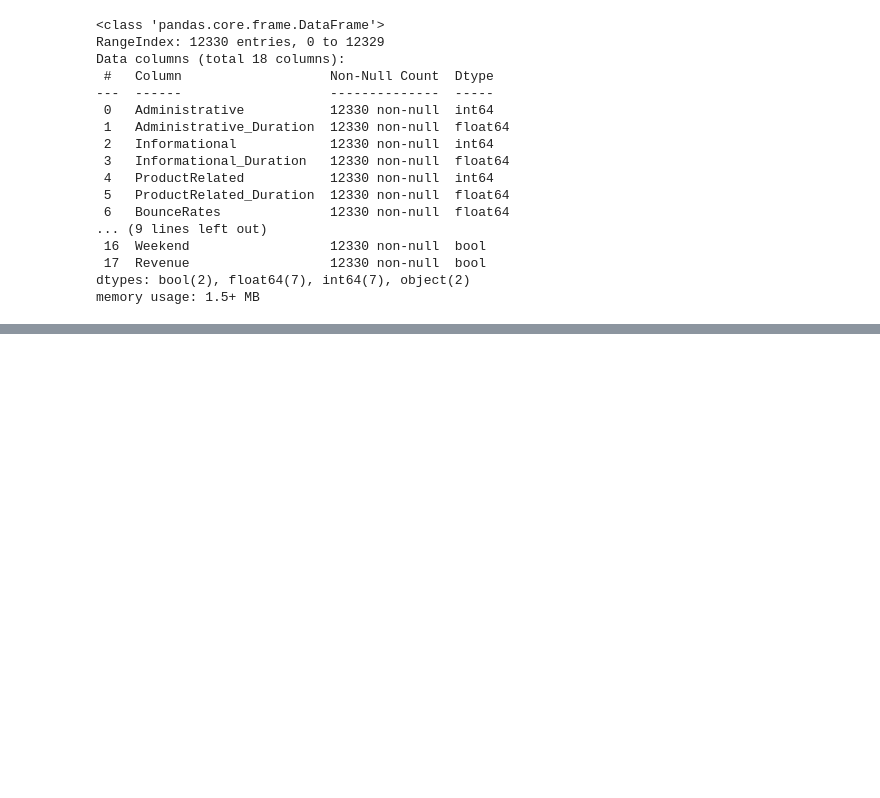
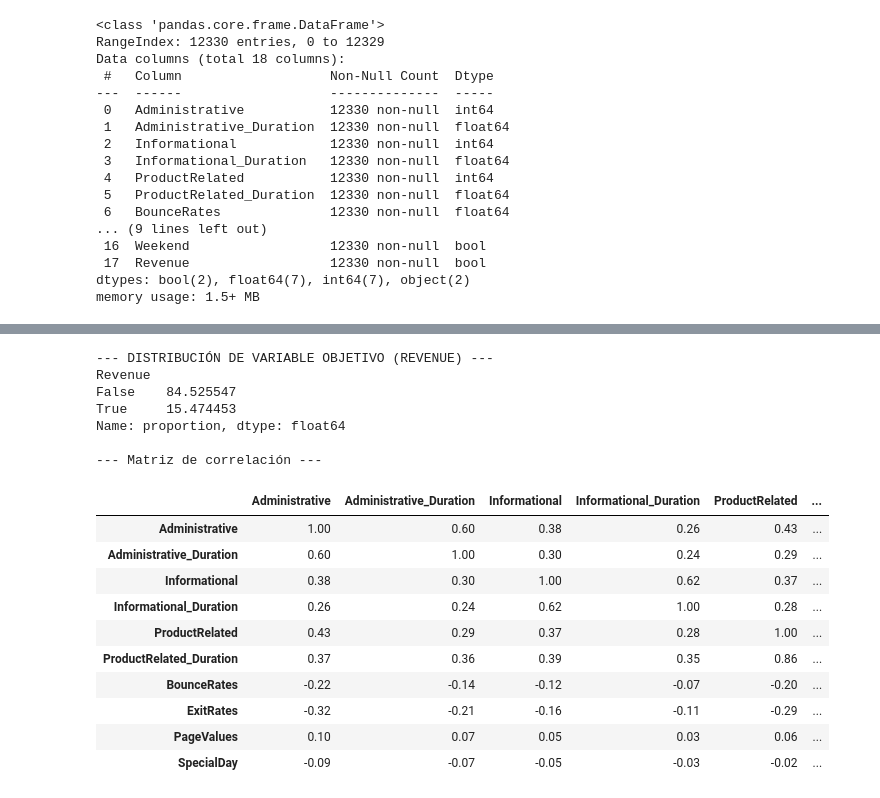
Before and after one commit to Franku03/ml-shopping-indicator, a Jupyter notebook: proyecto-shopping-indicator.ipynb, the cells around one changed output, grey strips where cells are left out. Cells and saved outputs as stored; diff of their text form; code cells hidden in the pictures; blank space fills up the shorter version.

```diff
--- a/proyecto-shopping-indicator.ipynb
+++ b/proyecto-shopping-indicator.ipynb
@@ -118,0 +291,36 @@ memory usage: 1.5+ MB
+# %%
+# ANÁLISIS DE VARIABLES
+
+#Distribución de revenue
+print("\n--- DISTRIBUCIÓN DE VARIABLE OBJETIVO (REVENUE) ---")
+target_distribution = shop_df['Revenue'].value_counts(normalize=True) * 100
+print(target_distribution)
+
+
+# Matriz de correlación
+print("\n--- Matriz de correlación ---")
+# Solo seleccionamos las numéricas reales
+numeric_cols = shop_df.select_dtypes(include=['int64', 'float64']).columns
+correlation_matrix = shop_df[numeric_cols].corr()
+
+# Mapa de calor
+display(correlation_matrix.style.background_gradient(cmap='coolwarm', axis=None).format("{:.2f}"))
+# %% [output]
+--- DISTRIBUCIÓN DE VARIABLE OBJETIVO (REVENUE) ---
+Revenue
+False    84.525547
+True     15.474453
+Name: proportion, dtype: float64
+
+--- Matriz de correlación ---
+|  | Administrative | Administrative_Duration | Informational | Informational_Duration | ProductRelated | ... |
+| Administrative | 1.00 | 0.60 | 0.38 | 0.26 | 0.43 | ... |
+| Administrative_Duration | 0.60 | 1.00 | 0.30 | 0.24 | 0.29 | ... |
+| Informational | 0.38 | 0.30 | 1.00 | 0.62 | 0.37 | ... |
+| Informational_Duration | 0.26 | 0.24 | 0.62 | 1.00 | 0.28 | ... |
+| ProductRelated | 0.43 | 0.29 | 0.37 | 0.28 | 1.00 | ... |
+| ProductRelated_Duration | 0.37 | 0.36 | 0.39 | 0.35 | 0.86 | ... |
+| BounceRates | -0.22 | -0.14 | -0.12 | -0.07 | -0.20 | ... |
+| ExitRates | -0.32 | -0.21 | -0.16 | -0.11 | -0.29 | ... |
+| PageValues | 0.10 | 0.07 | 0.05 | 0.03 | 0.06 | ... |
+| SpecialDay | -0.09 | -0.07 | -0.05 | -0.03 | -0.02 | ... |
```
Also changed, not shown: parts of 7 cells of this notebook.
